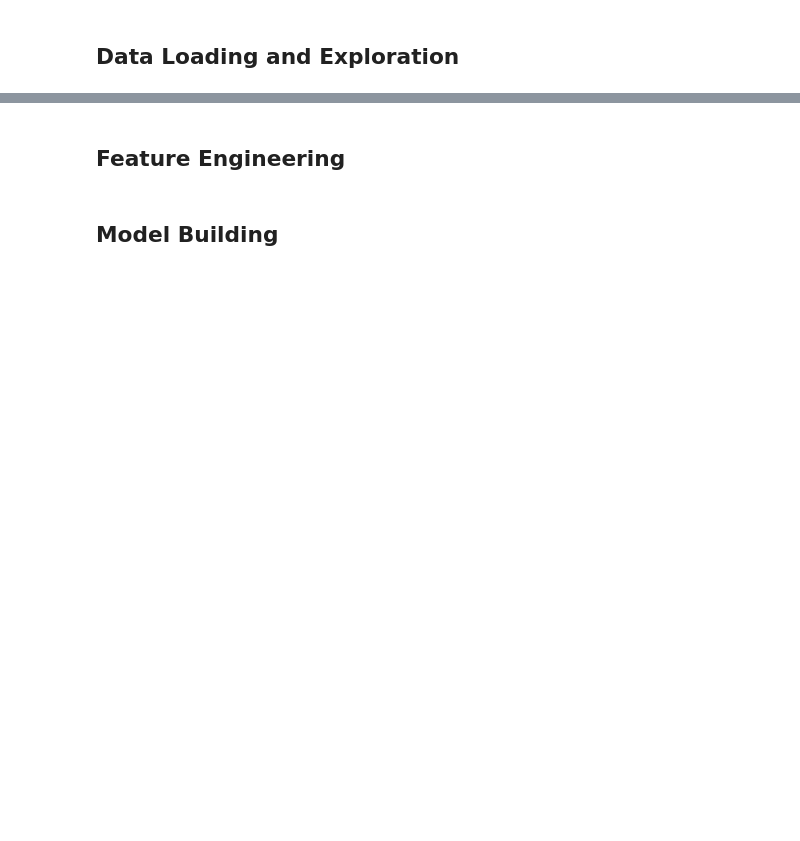
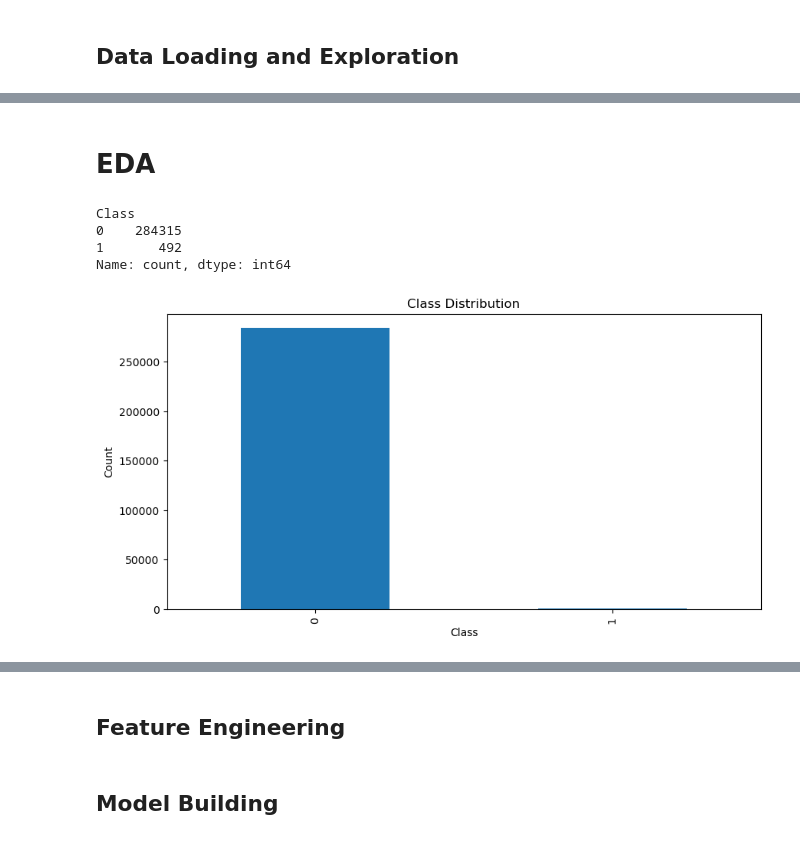
Before and after one commit to LiangqunLu/data_science_practice, a Jupyter notebook: Kaggle/credit_card_fraud.ipynb, the cells around one changed output, grey strips where cells are left out. Cells and saved outputs as stored; diff of their text form; code cells hidden in the pictures; blank space fills up the shorter version.

```diff
--- a/Kaggle/credit_card_fraud.ipynb
+++ b/Kaggle/credit_card_fraud.ipynb
@@ -19,5 +35,5 @@ pd.set_option('display.max_columns', None)
 # %% [markdown]
 ## Data Loading and Exploration
 # %%
-# Load data
-# df = pd.read_csv('data_file.csv')
+# Load Dataset
+data = pd.read_csv('/Users/liangqunlu/Downloads/creditcard 2.csv')
@@ -23,0 +73,16 @@ pd.set_option('display.max_columns', None)
+# %% [markdown]
+# EDA
+# %%
+# Check for class imbalance
+fraud_count = data['Class'].value_counts()
+print(fraud_count)
+fraud_count.plot(kind='bar', title='Class Distribution', figsize=(10, 5))
+plt.xlabel('Class')
+plt.ylabel('Count')
+plt.show()
+# %% [output]
+Class
+0    284315
+1       492
+Name: count, dtype: int64
+[figure, added]
```
Also changed, not shown: parts of 30 cells of this notebook, 3 other files.
